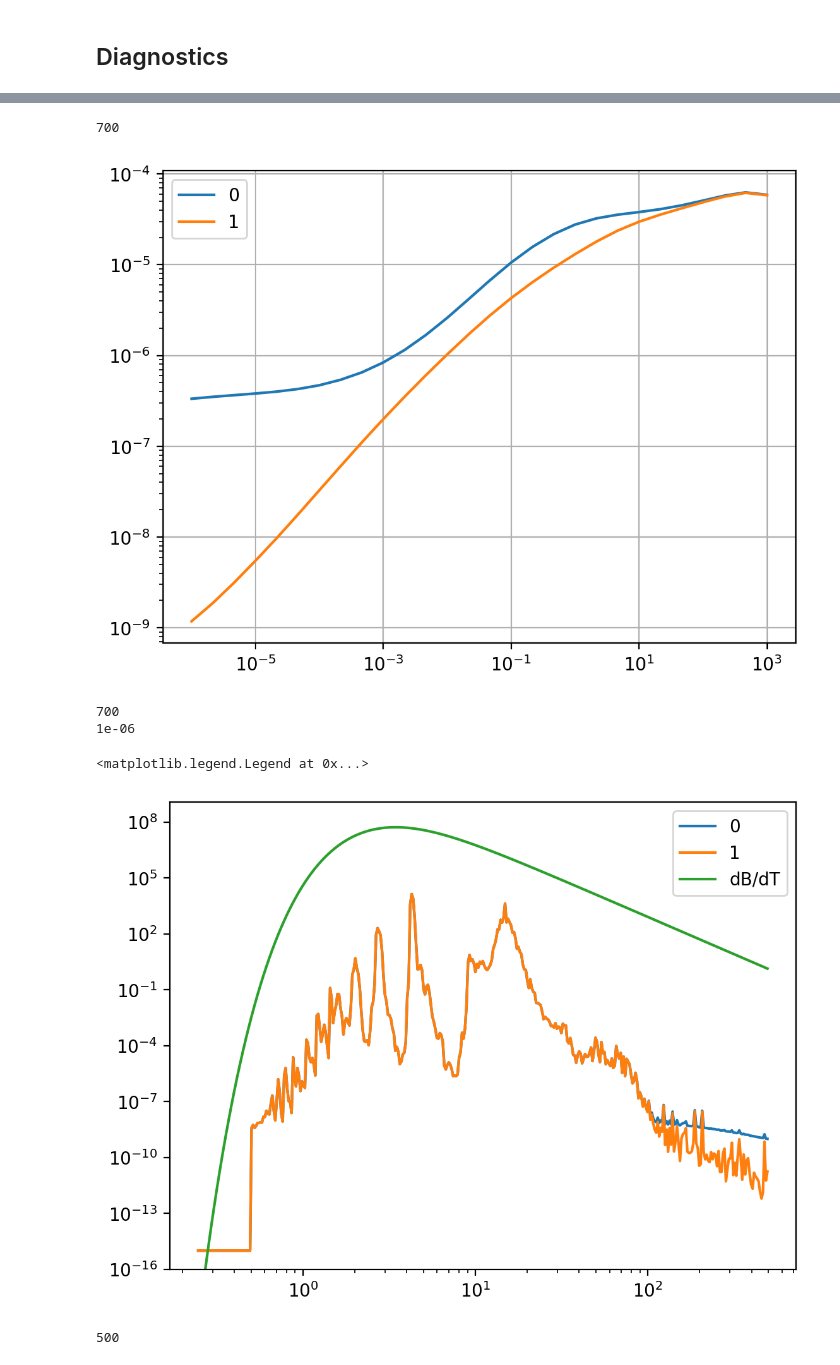
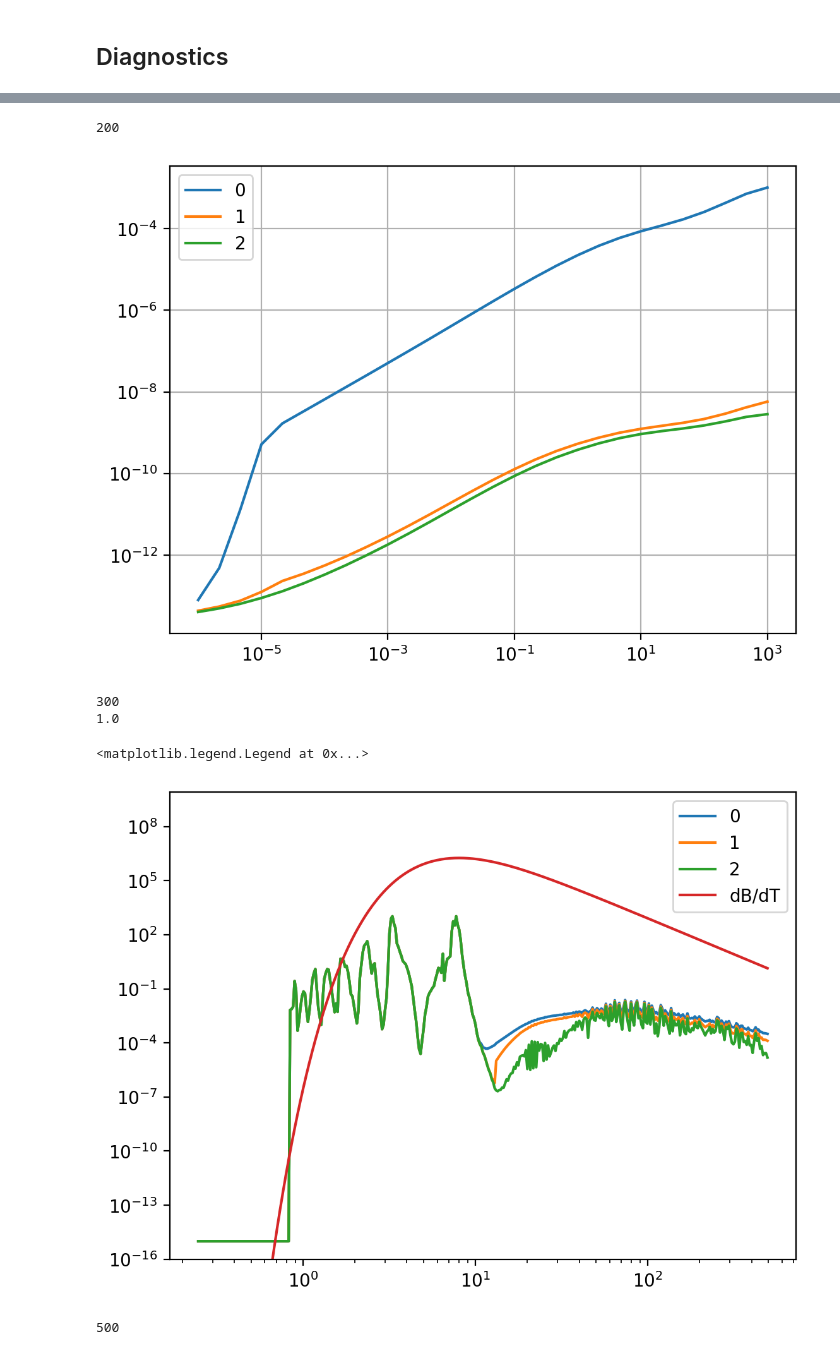
Before and after one commit to DavidDahlbudding/chelio, a Jupyter notebook: analyze/cia-opac_relevance.ipynb, the cells around one changed output, grey strips where cells are left out. Cells and saved outputs as stored; diff of their text form; code cells hidden in the pictures.

```diff
--- a/analyze/cia-opac_relevance.ipynb
+++ b/analyze/cia-opac_relevance.ipynb
@@ -236,12 +236,12 @@ def p_sat(T, species, mask=True):
         return psat
 # %%
 cia_pairs = np.array(["CH4-CH4", "CO2-CH4", "CO2-CO2", "CO2-H2", "H2-CH4", "H2-He", "N2-CH4", "N2-H2", "N2-H2O", "N2-N2", "H2-H2"]) #etc
-cia_pair = cia_pairs[2]
+cia_pair = cia_pairs[6]
 print(cia_pair)
 
 abs_species = np.array(['CH4', 'CO2', 'H2O'])
 
-opacity_folder = '/home/moon/ddahlb/PhD/HELIOS/input/opacity/r50_kdistr/'
+opacity_folder = '/home/david/PhD/HELIOS/input/opacity/r50_kdistr/'
 files = []
 for species in cia_pair.split('-'):
     if species in abs_species:
@@ -277,18 +277,21 @@ quant_without_any.opac_k[:] = 0.0
 for file in files:
     print(file)
     new_opac_k = np.array(read_opac_file(quant_with, opacity_folder + file, type='other', read_grid_parameters=False))
+    factor = species_lib[file[:-len_tail]].weight * pc.AMU / mu * mr # kappa_tot = sum(x_i * mu_i/mu * kappa_i)
     if file.split('_')[1] == cia_pair.replace('-', ''):
         print('1', file)
-        quant_with.opac_k += new_opac_k
+        factor *= mr # kappa ~ x_i^2 for CIA
+        quant_with.opac_k += new_opac_k * factor
     elif file[:3] == 'CIA':
         print('2', file)
-        quant_with.opac_k += new_opac_k
-        quant_without.opac_k += new_opac_k
+        factor *= mr # kappa ~ x_i^2 for CIA
+        quant_with.opac_k += new_opac_k * factor
+        quant_without.opac_k += new_opac_k * factor
     else:
         print('3', file)
-        quant_with.opac_k += new_opac_k
-        quant_without.opac_k += new_opac_k
-        quant_without_any.opac_k += new_opac_k
+        quant_with.opac_k += new_opac_k * factor
+        quant_without.opac_k += new_opac_k * factor
+        quant_without_any.opac_k += new_opac_k * factor
 
 quants = [quant_with, quant_without, quant_without_any]
 
@@ -475,10 +489,10 @@ print(np.array(rosseland_plot.shape)/3)
 # %% [markdown]
 ## Diagnostics
 # %%
-iP = 0
-print(quants[0].kpress[iP]*1e-6)
+iP = 3*7
+print(quants[0].kpress[iP]*1e-6, 'bar')
 
-for i,q in enumerate(quants[:2]):
+for i,q in enumerate(quants[:]):
     plt.plot(q.ktemp, q.ross_opac_T_pl[:,iP], label=i)
 
 #plt.plot(quants[0].ktemp, quants[0].ross_opac_T_pl[:,-1]/quants[1].ross_opac_T_pl[:,-1], label='ratio')
@@ -494,8 +508,8 @@ plt.grid()
 # %%
-iT = 13
+iT = 3
 print(quants[0].ktemp[iT])
 
-for i,q in enumerate(quants[:2]):
+for i,q in enumerate(quants[:]):
     plt.plot(q.kpress*1e-6, q.ross_opac_T_pl[iT,:], label=i)
 
 #plt.plot(quants[0].ktemp, quants[0].ross_opac_T_pl[:,-1]/quants[1].ross_opac_T_pl[:,-1], label='ratio')
@@ -507,29 +521,29 @@ plt.xlim(None,None)
 plt.legend()
 plt.grid()
 # %% [output]
-700
+200
-[figure, old version]
+[figure, new version]
 # %%
-iT = 13
-iP = 0
+iT = 5
+iP = 3*6
 print(quants[0].ktemp[iT])
 print(quants[0].kpress[iP]*1e-6)
 
-for i,q in enumerate(quants[:2]):
+for i,q in enumerate(quants[:]):
     plt.plot(np.array(q.opac_wave)*1e4, q.opac_band_lay[iT,iP,:], label=i)
 
 plt.plot(np.array(quants[0].opac_wave)*1e4, dB_dT(np.array(quants[0].opac_wave), quants[0].ktemp[iT]), label='dB/dT')
 
 plt.xscale('log')
 plt.yscale('log')
 #plt.xlim(0.3, 50)
 plt.ylim(1e-16, None)
 plt.legend()
 # %% [output]
-700
-1e-06
+300
+1.0
 <matplotlib.legend.Legend at 0x...>
-[figure, old version]
+[figure, new version]
 # %%
 iT = 9
 print(quants[0].ktemp[iT])
```
Also changed, not shown: parts of 5 cells of this notebook.
